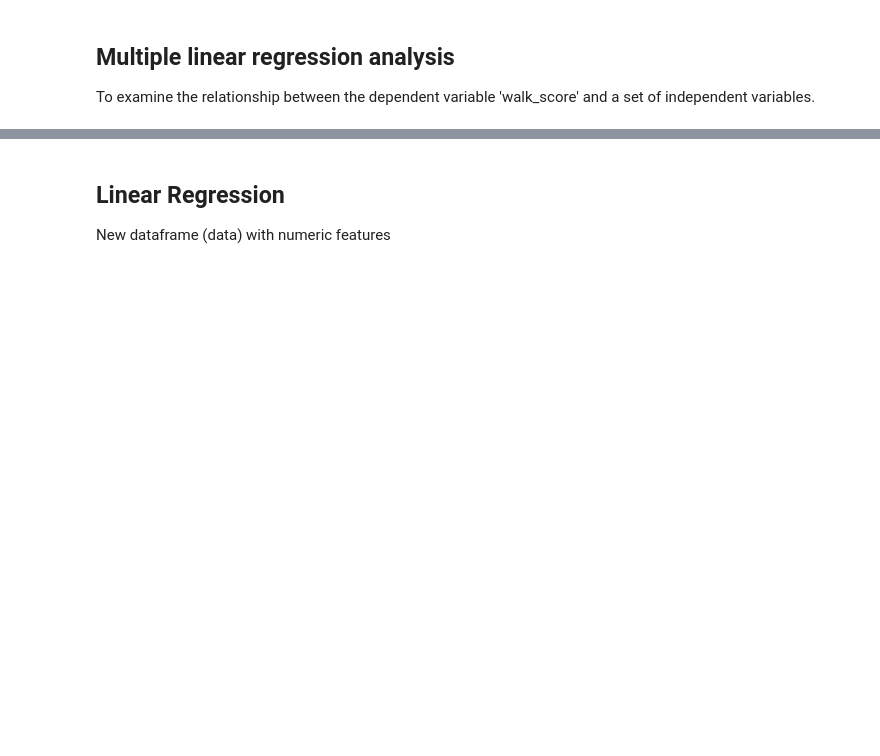
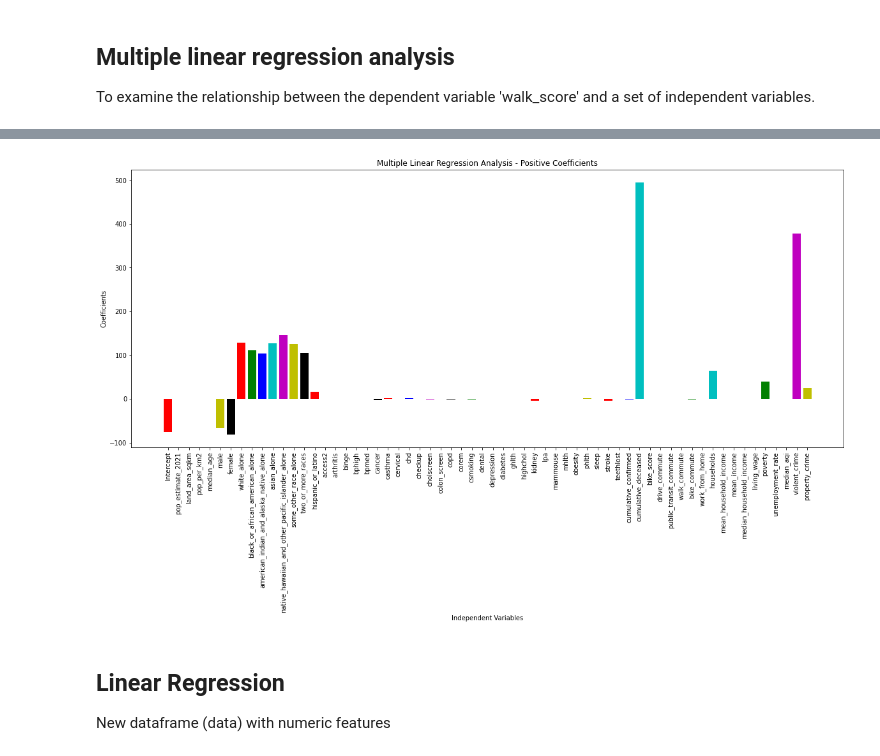
Before and after one commit to chanellee/Walkable-Cities, a Jupyter notebook: data_sources/Model.ipynb, the cells around one changed output, grey strips where cells are left out. Drawn from its saved outputs; the diff is of its cells as text; code cells hidden in the pictures; blank space fills up the shorter version.

Commit message:
Update Model

```diff
--- a/data_sources/Model.ipynb
+++ b/data_sources/Model.ipynb
@@ -137,6 +134,29 @@ strong multicollinearity or other numerical problems.
 p-value = 0.0000
 Reject the null hypothesis
 There is a relationship between walk_score and the independent variables
+# %%
+# Extract the coefficients from the model
+coefficients = model.params
+
+# Statement to get only plot the positive coefficients
+positive_coef = coefficients[coefficients > 0]
+
+# Set the figure size
+plt.figure(figsize=(20,8))
+
+# Create a bar plot of the coefficients
+plt.bar(coefficients.index, coefficients.values, color=['r','g','b','c','m','y','k'])
+
+# Add labels to the axes
+plt.xlabel('Independent Variables')
+plt.ylabel('Coefficients')
+plt.title('Multiple Linear Regression Analysis - Positive Coefficients')
+plt.xticks(rotation=90)
+
+# Show the plot
+plt.show()
+# %% [output]
+[figure, added]
 # %% [markdown]
 ## Linear Regression
 
```
Also changed, not shown: parts of 10 cells of this notebook.
